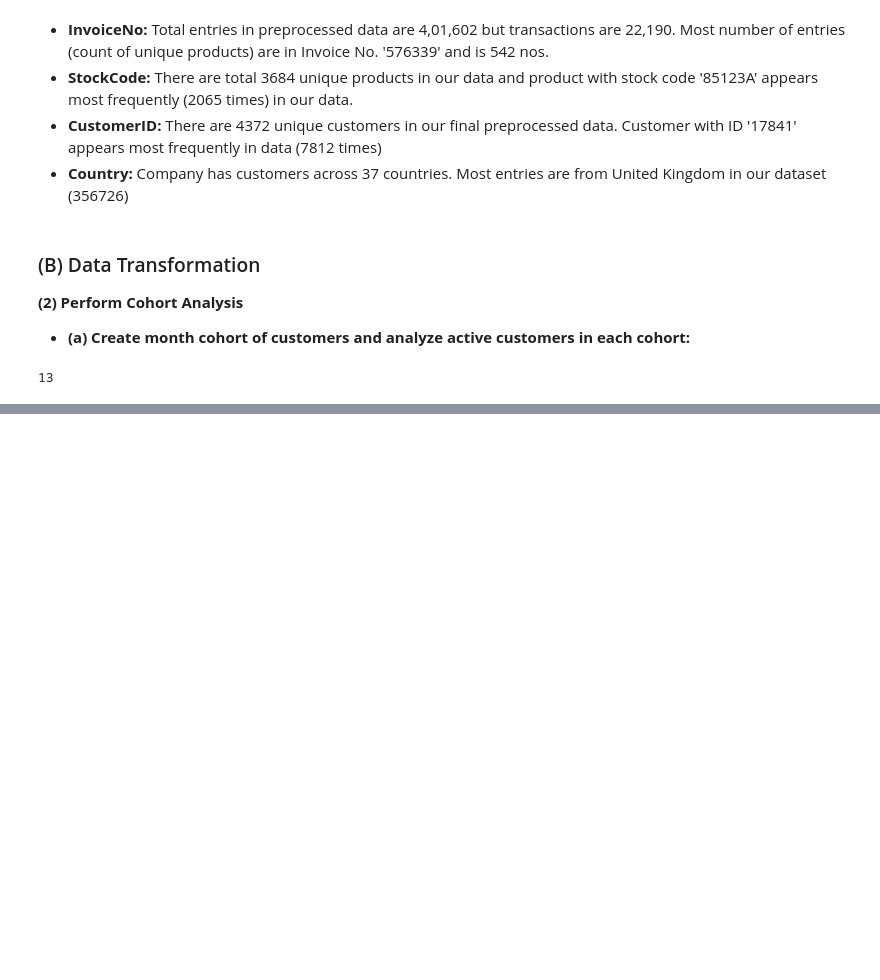
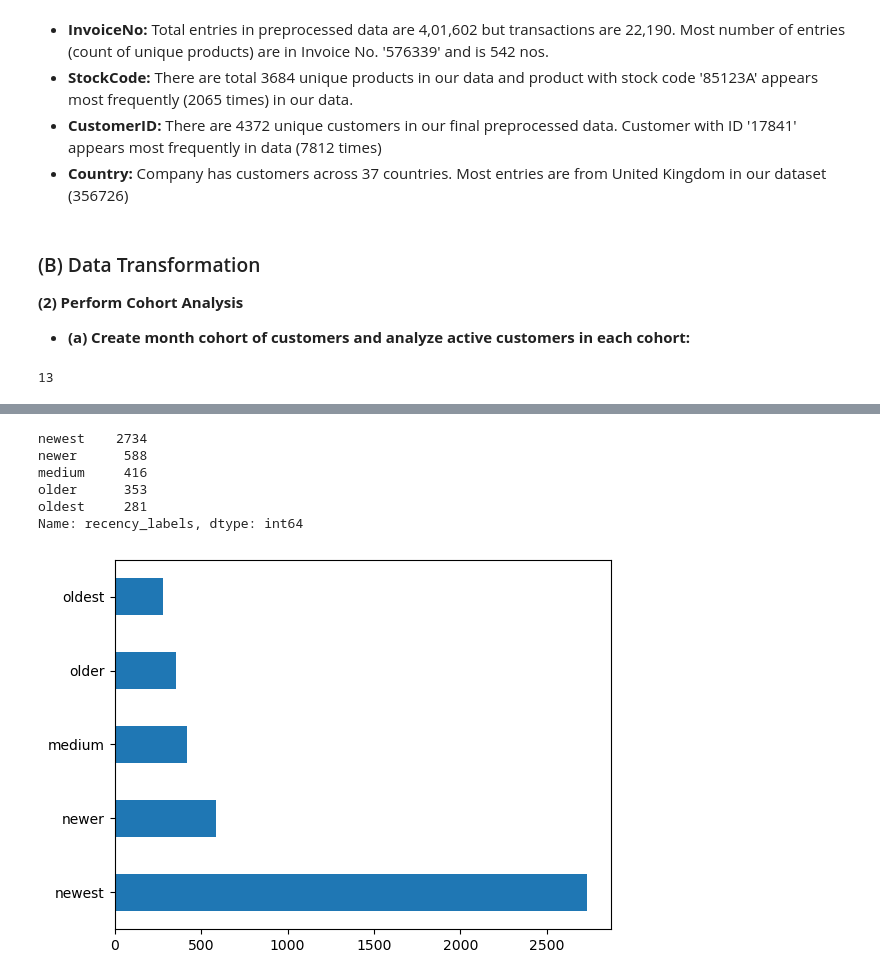
Before and after one commit to Albert-Sharma/Seminar_Project-2023-, a Jupyter notebook: Project Capston.ipynb, the cells around one changed output, grey strips where cells are left out. Cells and saved outputs as stored; diff of their text form; code cells hidden in the pictures; blank space fills up the shorter version.

Commit message:
performed data transformation and cohert analysis

```diff
--- a/Project Capston.ipynb
+++ b/Project Capston.ipynb
@@ -197,0 +296,4 @@ df['month_year'].nunique()
+# %%
+df_frequency = df.groupby('CustomerID').nunique()['InvoiceNo'].reset_index()
+# df_freqency = df.drop_duplicates('InvoiceNo').groupby('CustomerID').count()['InvoiceNo'].reset_index()
+df_frequency
@@ -197,0 +316,5 @@ df['month_year'].nunique()
+# %%
+# Fix reference date for calculating recency as last transaction day in data + 1 day
+ref_day = max(df['InvoiceDate']) + timedelta(days=1)
+df['days_to_last_order'] = (ref_day - df['InvoiceDate']).dt.days
+df.head()
@@ -197,0 +328,3 @@ df['month_year'].nunique()
+# %%
+df_recency = df.groupby('CustomerID')['days_to_last_order'].min().reset_index()
+df_recency
@@ -197,0 +363,5 @@ df['month_year'].nunique()
+# %%
+df_rf = pd.merge(df_recency, df_frequency,  on='CustomerID', how='inner')
+df_rfm = pd.merge(df_rf, df_monetary, on='CustomerID', how='inner')
+df_rfm.columns = ['CustomerID', 'Recency', 'Frequency', 'Monetary']
+df_rfm.head()
@@ -197,0 +375,13 @@ df['month_year'].nunique()
+# %%
+df_rfm['recency_labels'] = pd.cut(df_rfm['Recency'], bins=5,
+                                     labels=['newest', 'newer', 'medium', 'older', 'oldest'])
+df_rfm['recency_labels'].value_counts().plot(kind='barh');
+df_rfm['recency_labels'].value_counts()
+# %% [output]
+newest    2734
+newer      588
+medium     416
+older      353
+oldest     281
+Name: recency_labels, dtype: int64
+[figure, added]
```
Also changed, not shown: parts of 24 cells of this notebook, 1 other file.
